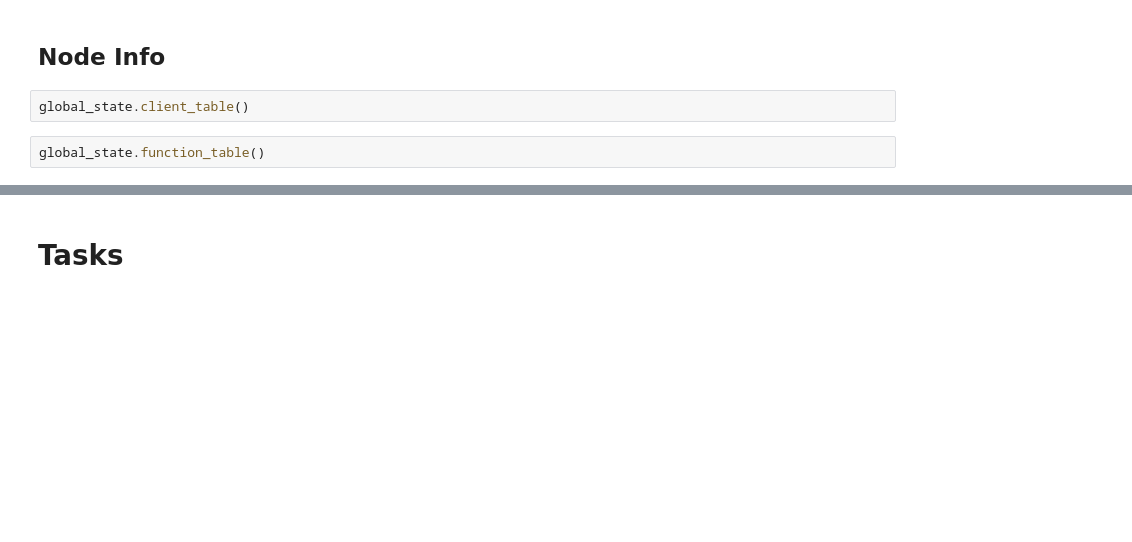
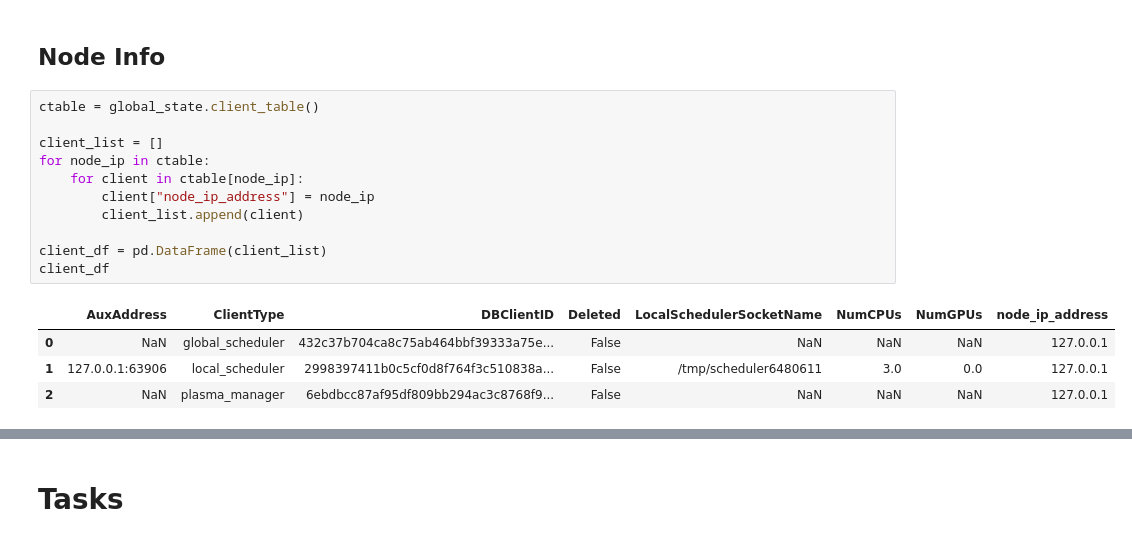
Before and after one commit to Cazeho/ray_pandas, a Jupyter notebook: Playground.ipynb, the cells around one changed output, grey strips where cells are left out. Drawn from its saved outputs; the diff is of its cells as text; blank space fills up the shorter version.

Commit message:
function and node table

```diff
--- a/Playground.ipynb
+++ b/Playground.ipynb
@@ -141,8 +164,20 @@ actor_class_df
 # %% [markdown]
 ## Node Info
-# %%
-global_state.client_table()
-# %%
-global_state.function_table()
+# %%
+ctable = global_state.client_table()
+
+client_list = []
+for node_ip in ctable:
+    for client in ctable[node_ip]:
+        client["node_ip_address"] = node_ip
+        client_list.append(client)
+
+client_df = pd.DataFrame(client_list)
+client_df
+# %% [output]
+|  | AuxAddress | ClientType | DBClientID | Deleted | LocalSchedulerSocketName | NumCPUs | NumGPUs | node_ip_address |
+| 0 | NaN | global_scheduler | 432c37b704ca8c75ab464bbf39333a75e... | False | NaN | NaN | NaN | 127.0.0.1 |
+| 1 | 127.0.0.1:63906 | local_scheduler | 2998397411b0c5cf0d8f764f3c510838a... | False | /tmp/scheduler6480611 | 3.0 | 0.0 | 127.0.0.1 |
+| 2 | NaN | plasma_manager | 6ebdbcc87af95df809bb294ac3c8768f9... | False | NaN | NaN | NaN | 127.0.0.1 |
 # %%
 object_dict = {oid.hex(): v for oid, v in global_state.object_table().items()}
```
Also changed, not shown: parts of 14 cells of this notebook.
